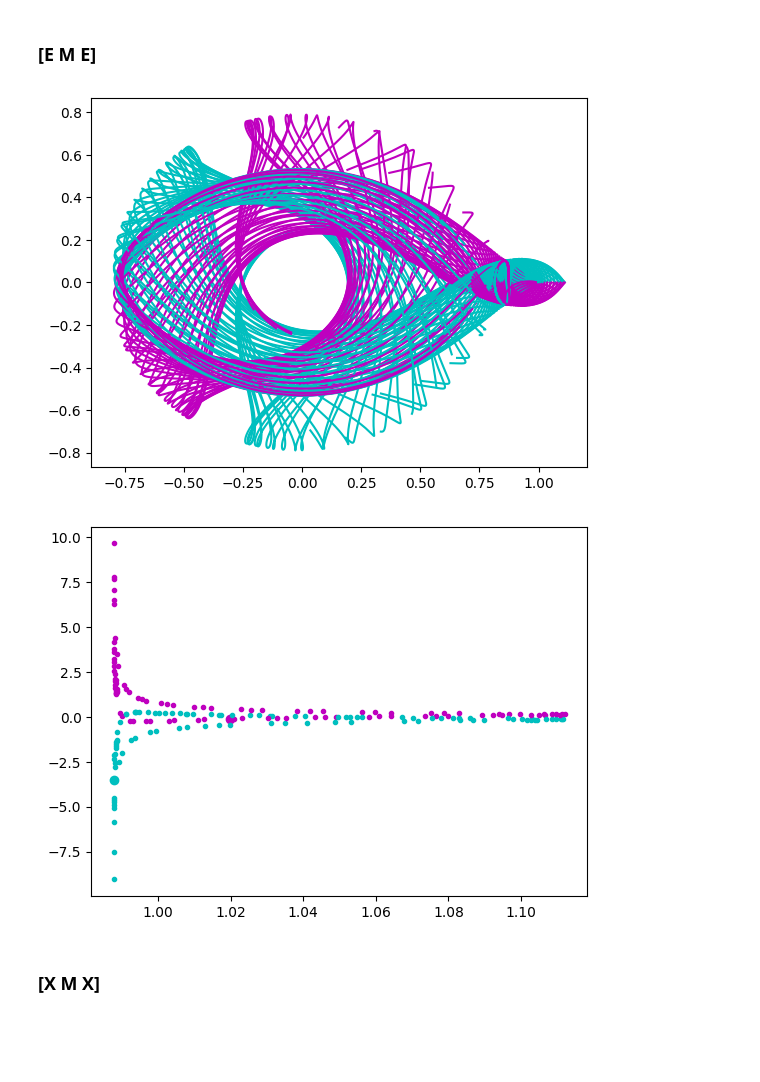
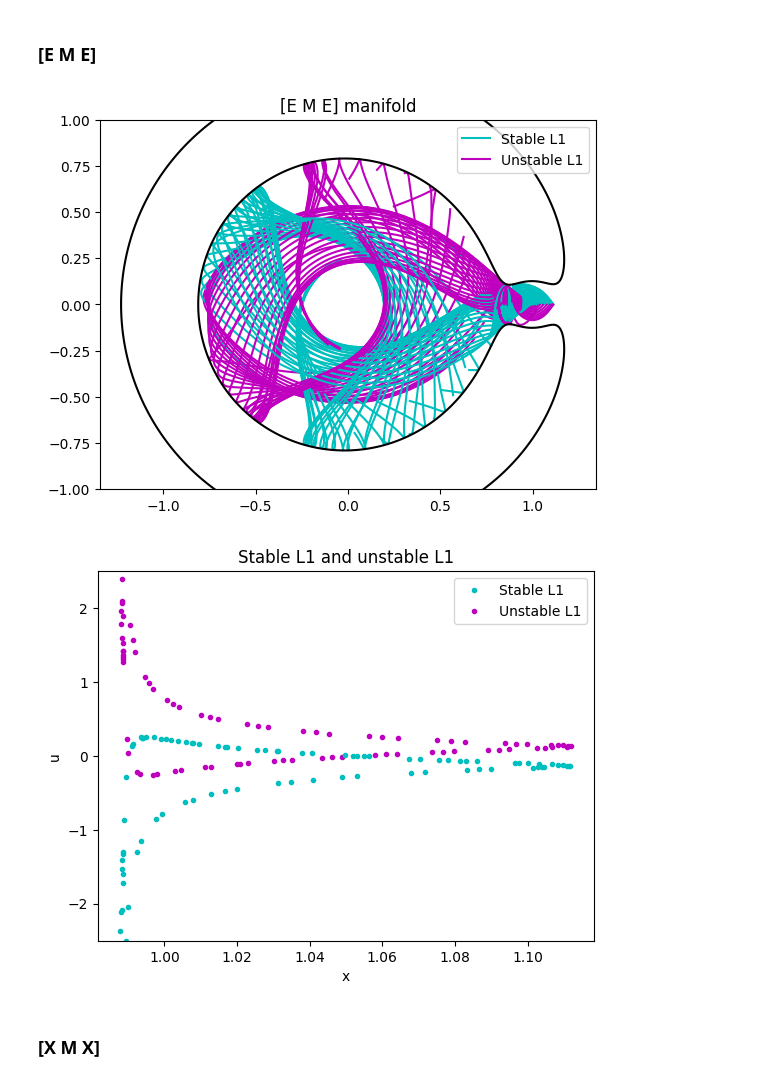
Before and after one commit to Meoli96/Trajectory, a Jupyter notebook: Ex1/main2.ipynb, the cells around one changed output. Saved outputs shown, nothing was run; the diff lists cells and outputs as text; code cells hidden in the pictures; blank space fills up the shorter version.

```diff
--- a/Ex1/main2.ipynb
+++ b/Ex1/main2.ipynb
@@ -106,21 +128,22 @@ plt.show()
 ### [X M E]
 # %%
 plt.figure()
-for i in range(80):
+for i in range(100):
     if i == 0:
         plt.plot(cutsL1[i][0], cutsL1[i][1], "c", label="Stable L1")
         plt.plot(cutuL1[i][0], cutuL1[i][1], "m", label="Unstable L1")
-        plt.plot(cutsL2[i][0], cutsL2[i][1], "b", label="Stable L2")
-        plt.plot(cutuL2[i][0], cutuL2[i][1], "r", label="Unstable L2")
+        plt.plot(cutsL2[i][0], cutsL2[i][1], "r", label="Stable L2")
+        plt.plot(cutuL2[i][0], cutuL2[i][1], "b", label="Unstable L2")
     else:
         plt.plot(cutsL1[i][0], cutsL1[i][1], "c")
         plt.plot(cutuL1[i][0], cutuL1[i][1], "m")
-        plt.plot(cutsL2[i][0], cutsL2[i][1], "b")
-        plt.plot(cutuL2[i][0], cutuL2[i][1], "r")
+        plt.plot(cutsL2[i][0], cutsL2[i][1], "r")
+        plt.plot(cutuL2[i][0], cutuL2[i][1], "b")
 manL1.plot_ZVC()
 plt.plot([1-muEM], [0], "ko")
 plt.xlim(0.6, 1.4)
 plt.ylim(-0.3, 0.3)
 plt.legend()
 plt.title("[X M E] manifold")
+plt.savefig(save_fold + "manifold_XME.png")
 plt.show()
@@ -142,28 +169,44 @@ plt.show()
 cutsL1_EPS3, sursL1_EPS3, cutuL1_EPS3, suruL1_EPS3 = manL1.surface_hit(EPS3, 1e-3)
 # %%
 plt.figure()
-for i in range(80):
+for i in range(50):
     if i == 0:
         plt.plot(cutsL1_EPS3[i][0], cutsL1_EPS3[i][1], "c", label="Stable L1")
         plt.plot(cutuL1_EPS3[i][0], cutuL1_EPS3[i][1], "m", label="Unstable L1")
     else:
         plt.plot(cutsL1_EPS3[i][0], cutsL1_EPS3[i][1], "c")
         plt.plot(cutuL1_EPS3[i][0], cutuL1_EPS3[i][1], "m")
+manL1.plot_ZVC()
+plt.legend()
+plt.axis("equal")
+plt.xlim(-1,1)
+plt.ylim(-1,1)
+plt.title("[E M E] manifold")
+# plt.savefig(save_fold + "manifold_EME.png")
+plt.show()
 # %% [output]
-[figure, old version]
+[figure, new version]
 # %%
+
 
 sursL1_EPS3 = [sursL1_EPS3[i] for i in range(len(sursL1_EPS3)) if abs(sursL1_EPS3[i][2]) < 10]
 suruL1_EPS3 = [suruL1_EPS3[i] for i in range(len(suruL1_EPS3)) if abs(suruL1_EPS3[i][2]) < 10]
 plt.figure()
 for i in range(len(suruL1_EPS3)):
     if i == 0:
-        plt.plot(sursL1_EPS3[i][0], sursL1_EPS3[i][2], "co", label="Stable L1")
-        plt.plot(suruL1_EPS3[i][0], suruL1_EPS3[i][2], "mo", label="Unstable L1")
+        plt.plot(sursL1_EPS3[i][0], sursL1_EPS3[i][2], "co", markersize=3,label="Stable L1")
+        plt.plot(suruL1_EPS3[i][0], suruL1_EPS3[i][2], "mo",markersize=3, label="Unstable L1")
     else:
         plt.plot(sursL1_EPS3[i][0], sursL1_EPS3[i][2], "co", markersize=3)
         plt.plot(suruL1_EPS3[i][0], suruL1_EPS3[i][2], "mo",  markersize=3)
 
+plt.xlabel("x")
+plt.ylabel("u")
+plt.legend()
+plt.ylim(-2.5, 2.5)
+plt.title("Stable L1 and unstable L1")
+# plt.savefig(save_fold + "EME_xu.png")
+
 plt.show()
 # %% [output]
-[figure, old version]
+[figure, new version]
```
Also changed, not shown: parts of 14 cells of this notebook, 30 other files.
